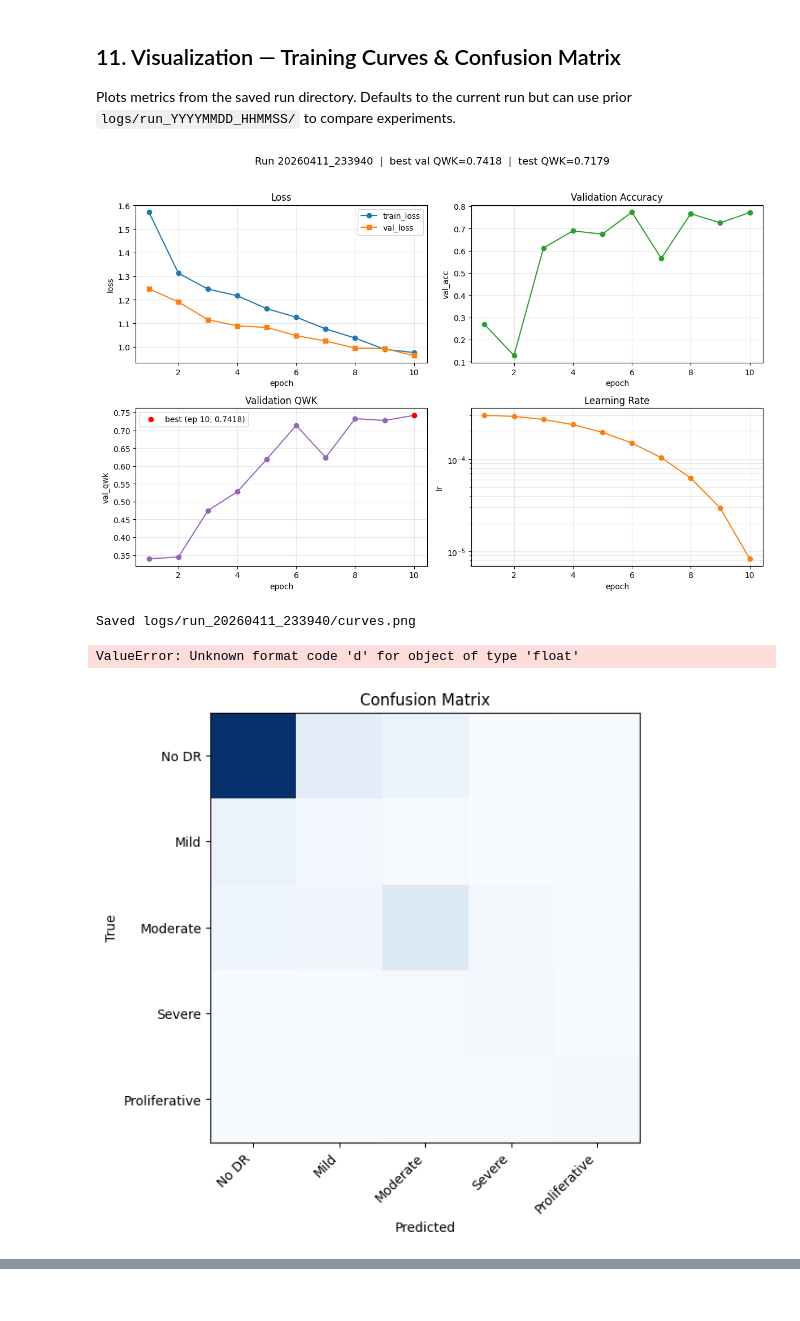
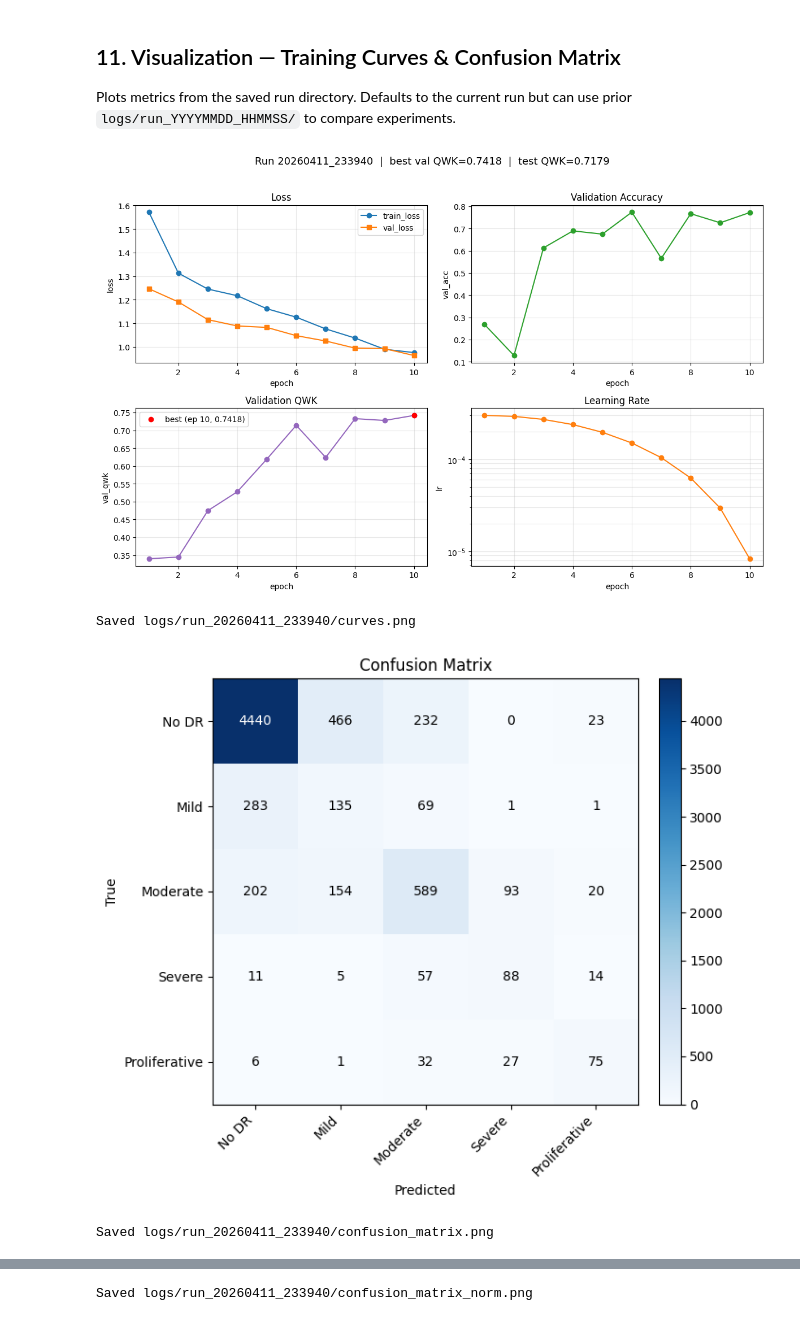
Before and after one commit to Tempest-Kohaku/Diabetic-Retinopathy-Grading-Group-34, a Jupyter notebook: main.ipynb, the cells around one changed output, grey strips where cells are left out. Cells and saved outputs as stored; diff of their text form; code cells hidden in the pictures.

```diff
--- a/main.ipynb
+++ b/main.ipynb
@@ -531,8 +531,6 @@ Predictions        : logs/run_20260411_233940/predictions.npz
 ## 11. Visualization — Training Curves & Confusion Matrix
 Plots metrics from the saved run directory. Defaults to the current run but can use prior `logs/run_YYYYMMDD_HHMMSS/` to compare experiments.
 # %%
-import matplotlib.pyplot as plt
-
 def load_run(run_dir):
     run_dir = Path(run_dir)
     hist = pd.read_csv(run_dir / "history.csv")
@@ -618,8 +616,11 @@ def plot_confusion_matrix(run_dir=None, normalize=False):
 
     if normalize:
         row_sums = cm.sum(axis=1, keepdims=True)
-        display_cm = np.divide(cm.astype(), row_sums, where=row_sums != 0)
+        display_cm = np.divide(cm.astype(float), row_sums, where=row_sums != 0, out=None)
         fmt = ".2f"
+    else:
+        display_cm = cm
+        fmt = "d"
 
     labels = ["No DR", "Mild", "Moderate", "Severe", "Proliferative"]
 
@@ -629,35 +630,36 @@ def plot_confusion_matrix(run_dir=None, normalize=False):
     ax.set_xticklabels(labels, rotation=45, ha="right")
     ax.set_yticklabels(labels)
     ax.set_xlabel("Predicted"); ax.set_ylabel("True")
 
     title = "Confusion Matrix (row-normalized)" if normalize else "Confusion Matrix"
     ax.set_title(title)
 
     #Annotate each cell
     thresh = display_cm.max() / 2.0 if display_cm.max() > 0 else 0.5
     for i in range(display_cm.shape[0]):
         for j in range(display_cm.shape[1]):
             val = display_cm[i, j]
-            text = format(val, fmt) if not normalize else format(val, fmt)
+            text = format(val, fmt)
             color = "white" if val > thresh else "black"
             ax.text(j, i, text, ha="center", va="center", color=color, fontsize=10)
 
     fig.colorbar(im, ax=ax, fraction=0.046, pad=0.04)
     fig.tight_layout()
     out = run_dir / ("confusion_matrix_norm.png" if normalize else "confusion_matrix.png")
     fig.savefig(out, dpi=120, bbox_inches="tight")
     plt.show()
     print(f"Saved {out}")
 
 
 plot_run()
 plot_confusion_matrix()
 plot_confusion_matrix(normalize=True)
 
-#   plot_run("logs/run_20260320_091500")
-#   plot_confusion_matrix("logs/run_20260320_091500")
+# plot_run("logs/run_20260411_233940")
+# plot_confusion_matrix("logs/run_20260411_233940")
+# plot_confusion_matrix("logs/run_20260411_233940", normalize=True)
 # %% [output]
 [figure]
 Saved logs/run_20260411_233940/curves.png
+[figure, new version]
-ValueError: Unknown format code 'd' for object of type 'float'
+Saved logs/run_20260411_233940/confusion_matrix.png
-[figure, old version]
@@ -664,2 +667,3 @@ ValueError: Unknown format code 'd' for object of type 'float'
+Saved logs/run_20260411_233940/confusion_matrix_norm.png
 # %%
 torch.amp.autocast_mode.is_autocast_available(str(device))
```
Also changed, not shown: parts of 5 cells of this notebook, 1 other file.
